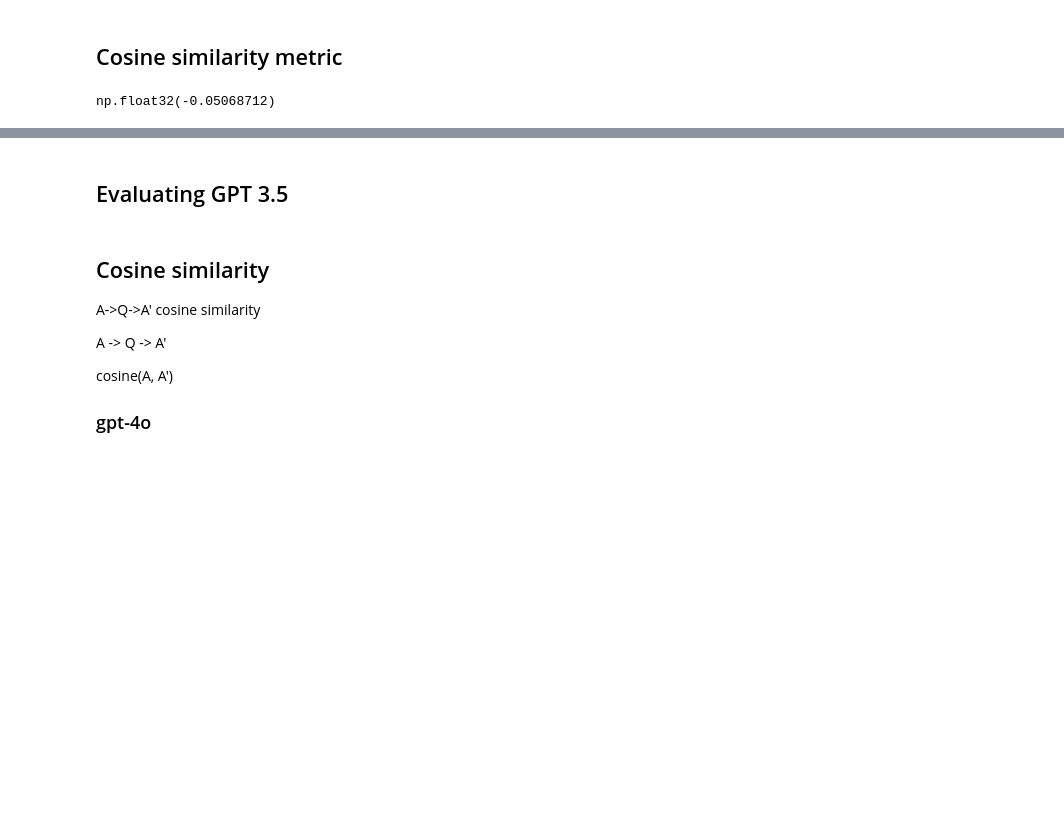
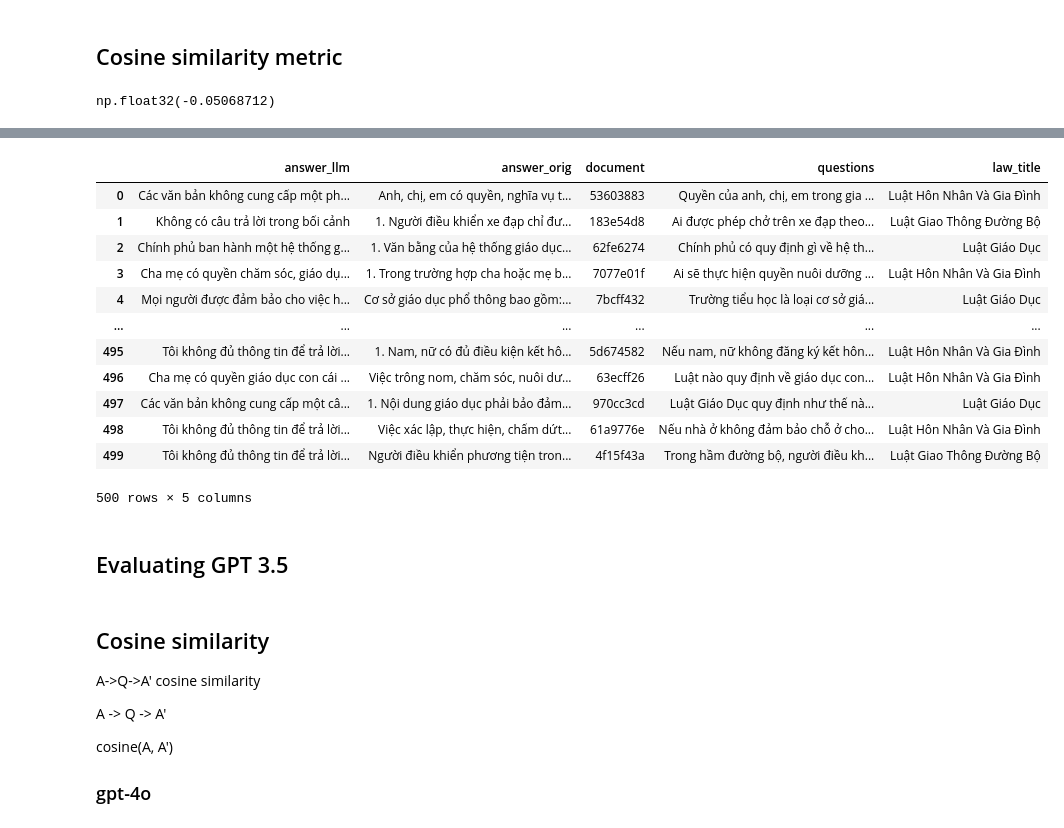
Before and after one commit to TinChung41/End-to-end-law-searching-with-RAG-Mamba, a Jupyter notebook: container_env/evaluate/offline-rag-evaluation.ipynb, the cells around one changed output, grey strips where cells are left out. Saved outputs shown, nothing was run; the diff lists cells and outputs as text; code cells hidden in the pictures; blank space fills up the shorter version.

```diff
--- a/container_env/evaluate/offline-rag-evaluation.ipynb
+++ b/container_env/evaluate/offline-rag-evaluation.ipynb
@@ -493,4 +575,19 @@ for i, val in answers.items():
 # %%
 import pandas as pd
 # %%
-df_gpt4o = pd.DataFrame(results_gpt4o)
+df_mamba_qa = pd.read_csv("./DeepMount00_mamba_790_hf_qa.csv")
+df_mamba_qa
+# %% [output]
+|  | answer_llm | answer_orig | document | questions | law_title |
+| 0 | Các văn bản không cung cấp một ph... | Anh, chị, em có quyền, nghĩa vụ t... | 53603883 | Quyền của anh, chị, em trong gia ... | Luật Hôn Nhân Và Gia Đình |
+| 1 | Không có câu trả lời trong bối cảnh | 1. Người điều khiển xe đạp chỉ đư... | 183e54d8 | Ai được phép chở trên xe đạp theo... | Luật Giao Thông Đường Bộ |
+| 2 | Chính phủ ban hành một hệ thống g... | 1. Văn bằng của hệ thống giáo dục... | 62fe6274 | Chính phủ có quy định gì về hệ th... | Luật Giáo Dục |
+| 3 | Cha mẹ có quyền chăm sóc, giáo dụ... | 1. Trong trường hợp cha hoặc mẹ b... | 7077e01f | Ai sẽ thực hiện quyền nuôi dưỡng ... | Luật Hôn Nhân Và Gia Đình |
+| 4 | Mọi người được đảm bảo cho việc h... | Cơ sở giáo dục phổ thông bao gồm:... | 7bcff432 | Trường tiểu học là loại cơ sở giá... | Luật Giáo Dục |
+| ... | ... | ... | ... | ... | ... |
+| 495 | Tôi không đủ thông tin để trả lời... | 1. Nam, nữ có đủ điều kiện kết hô... | 5d674582 | Nếu nam, nữ không đăng ký kết hôn... | Luật Hôn Nhân Và Gia Đình |
+| 496 | Cha mẹ có quyền giáo dục con cái ... | Việc trông nom, chăm sóc, nuôi dư... | 63ecff26 | Luật nào quy định về giáo dục con... | Luật Hôn Nhân Và Gia Đình |
+| 497 | Các văn bản không cung cấp một câ... | 1. Nội dung giáo dục phải bảo đảm... | 970cc3cd | Luật Giáo Dục quy định như thế nà... | Luật Giáo Dục |
+| 498 | Tôi không đủ thông tin để trả lời... | Việc xác lập, thực hiện, chấm dứt... | 61a9776e | Nếu nhà ở không đảm bảo chỗ ở cho... | Luật Hôn Nhân Và Gia Đình |
+| 499 | Tôi không đủ thông tin để trả lời... | Người điều khiển phương tiện tron... | 4f15f43a | Trong hầm đường bộ, người điều kh... | Luật Giao Thông Đường Bộ |
+500 rows × 5 columns
```
Also changed, not shown: parts of 34 cells of this notebook, 3 other files.
